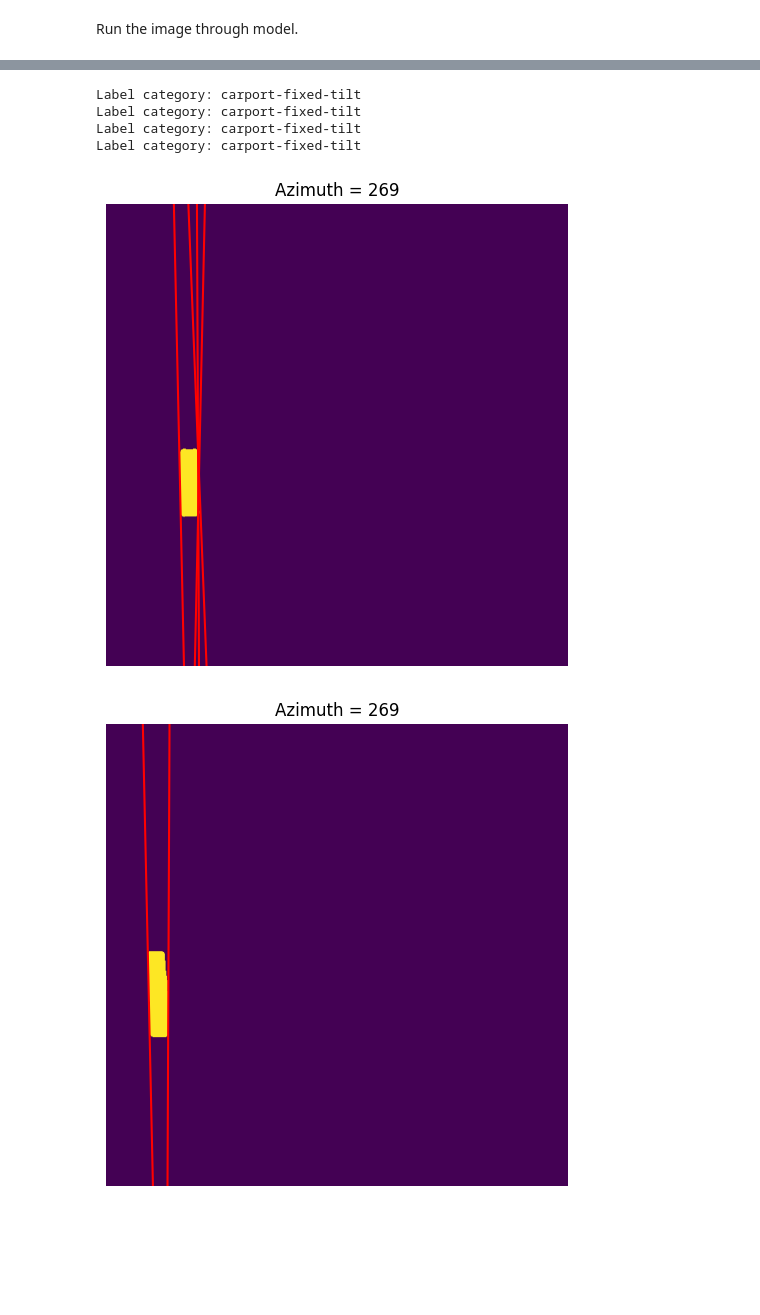
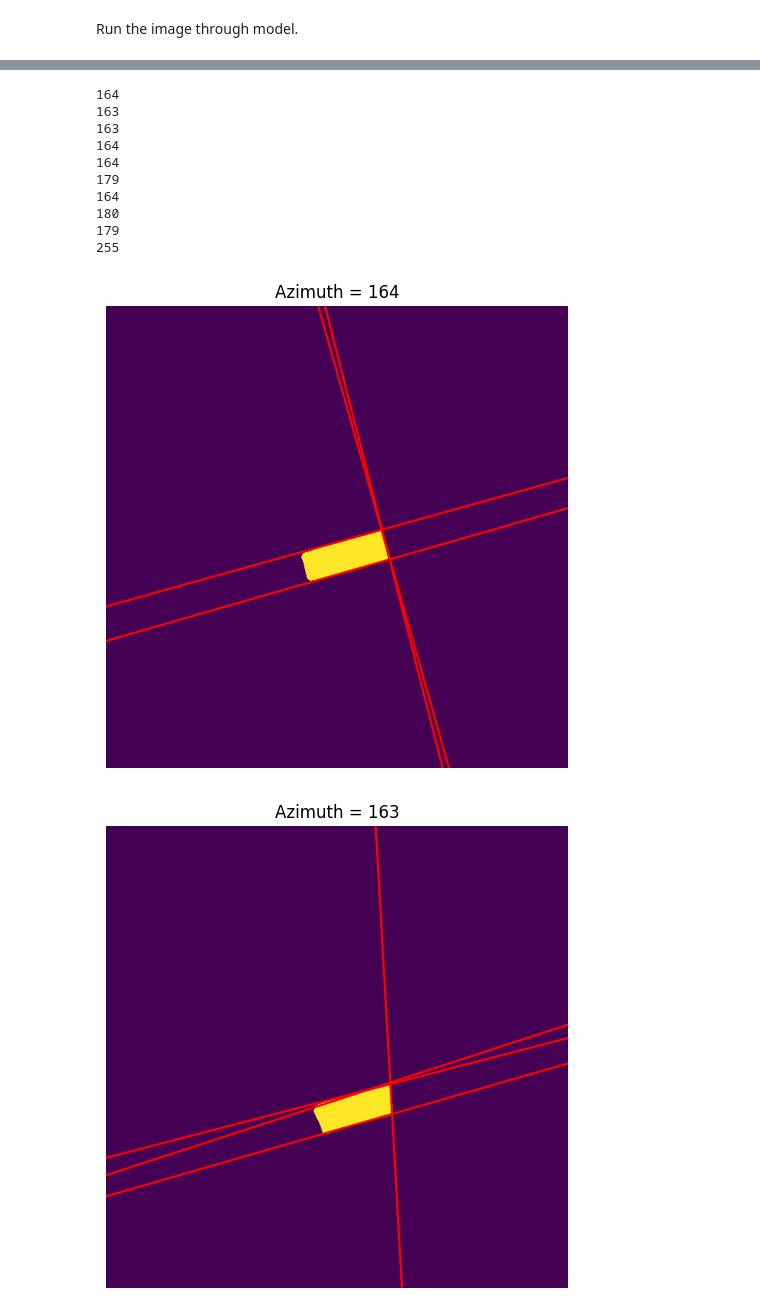
Before and after one commit to NatLabRockies/Panel-Segmentation, a Jupyter notebook: docs/examples/panel_detection/Panel_Detection_example.ipynb, the cells around one changed output, grey strips where cells are left out. Cells and saved outputs as stored; diff of their text form; code cells hidden in the pictures; blank space fills up the shorter version.

```diff
--- a/docs/examples/panel_detection/Panel_Detection_example.ipynb
+++ b/docs/examples/panel_detection/Panel_Detection_example.ipynb
@@ -36,7 +31,7 @@ The following example uses the panel detection pipeline to detect solar panels i
 latitude = 39.7407
 longitude = -105.1694
 google_maps_api_key = "YOUR API KEY HERE"
-file_name = "../../../panel_segmentation/examples/Panel_Detection_Examples/sat_img.png"
+file_name = "../../../panel_segmentation/examples/Panel_Detection_Examples/sat_img_ex.png"
 # %% [markdown]
 Load in the image and declare it as a numpy array.
 # %%
@@ -49,8 +44,8 @@ plt.show()
 Read in the Panel-detection model for testing.
 # %%
 # Get hail model and checkpoint
-cfg = Config.fromfile("../../../panel_segmentation/models/panel_detection_config.py")
-checkpoint_file = "../../../panel_segmentation/models/panel_detection_model.pth"
+cfg = Config.fromfile("../../../panel_segmentation/models/hail_config.py")
+checkpoint_file = "../../../panel_segmentation/models/hail_model.pth"
 model = init_detector(cfg, device='cpu')
 checkpoint = torch.load(checkpoint_file, map_location='cpu', weights_only=False)
 model.load_state_dict(checkpoint['state_dict'])
@@ -79,29 +74,30 @@ Get the associated labels for each mask and calculate the individual azimuth for
 # %%
-label_categories ={0: "carport-fixed-tilt",
-                   1: "ground-dual-axis-tracker",
-                   2: "ground-fixed-tilt",
-                   3: "ground-single-axis-tracker",
-                   4: "rooftop-fixed-tilt"}
-
 predictions = result._pred_instances
 masks  = predictions.masks
 labels = predictions.labels
 scores = predictions.scores
+
 idx_to_keep = np.argwhere(scores >= 0.35).tolist()[0]
 image_x_pixels, image_y_pixels = result.img_shape
 n_kept = 0
 
 for index in range(len(masks)):
     if index in idx_to_keep:
-        print(f"Label category: {label_categories[int(labels[index])]}")
         segmentation_mask = masks[index].data.cpu().numpy()
         # Apply the azimuth estimator to the mask
         azimuth = utils.detectAzimuth(segmentation_mask)
+        print(azimuth)
         utils.plotEdgeAz(segmentation_mask)
 # %% [output]
-Label category: carport-fixed-tilt
-Label category: carport-fixed-tilt
-Label category: carport-fixed-tilt
-Label category: carport-fixed-tilt
+164
+163
+163
+164
+164
+179
+164
+180
+179
+255
-[figure, old version]
+[figure, new version]
-[figure, old version]
+[figure, new version]
```
Also changed, not shown: parts of 7 cells of this notebook, 24 other files.
